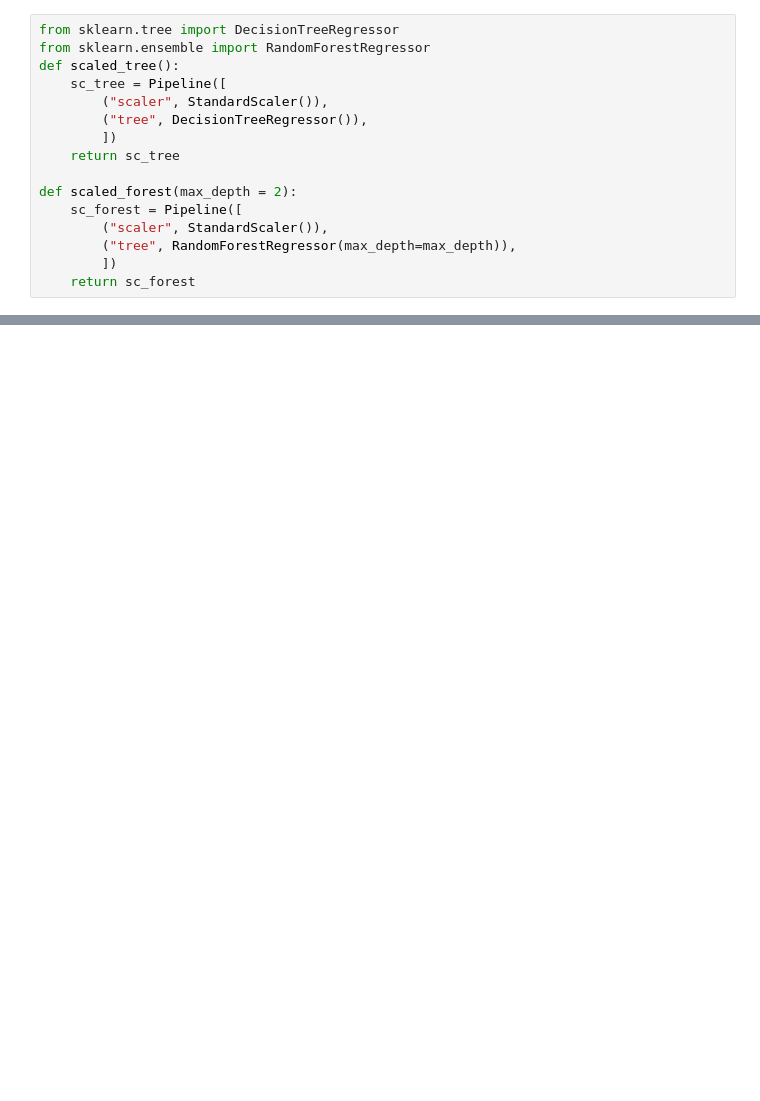
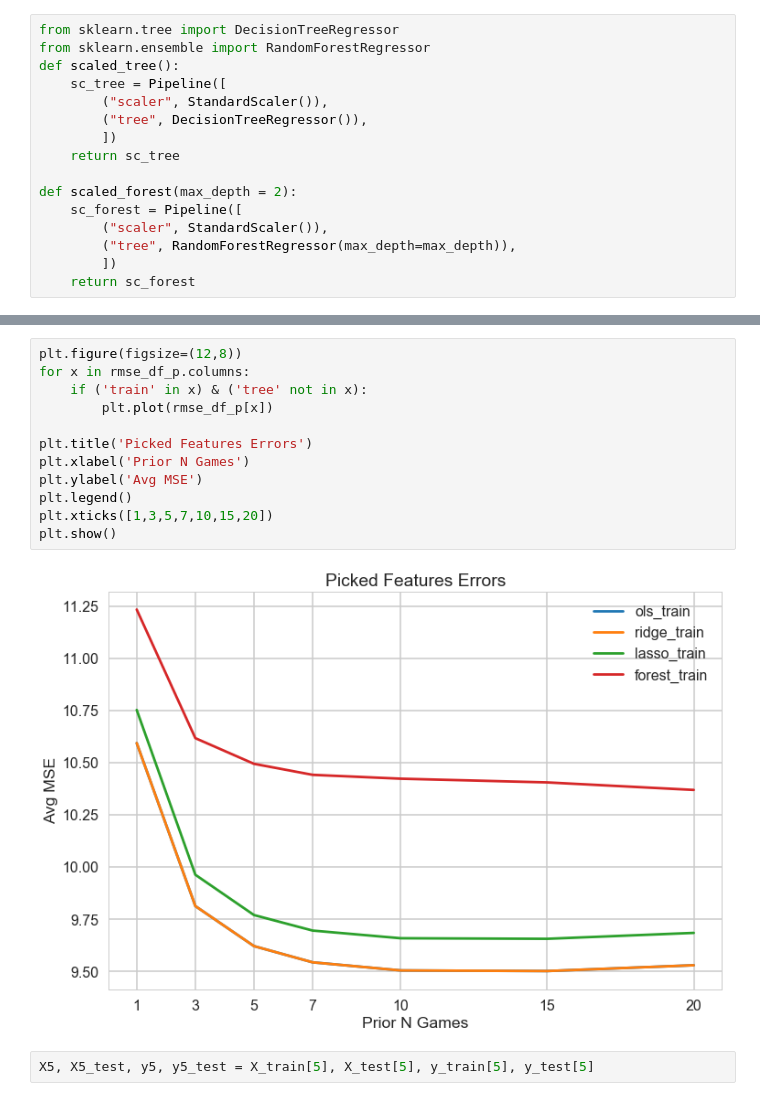
Before and after one commit to KaanME/NBA-Fantasy-Score-Predictor, a Jupyter notebook: Models.ipynb, the cells around one changed output, grey strips where cells are left out. Saved outputs shown, nothing was run; the diff lists cells and outputs as text; blank space fills up the shorter version.

```diff
--- a/Models.ipynb
+++ b/Models.ipynb
@@ -441,0 +386,16 @@ final_rmse
+# %%
+plt.figure(figsize=(12,8))
+for x in rmse_df_p.columns:
+    if ('train' in x) & ('tree' not in x):
+        plt.plot(rmse_df_p[x])
+
+plt.title('Picked Features Errors')
+plt.xlabel('Prior N Games')
+plt.ylabel('Avg MSE')
+plt.legend()
+plt.xticks([1,3,5,7,10,15,20])
+plt.show()
+# %% [output]
+[figure, added]
+# %%
+X5, X5_test, y5, y5_test = X_train[5], X_test[5], y_train[5], y_test[5]
```
Also changed, not shown: parts of 68 cells of this notebook.
